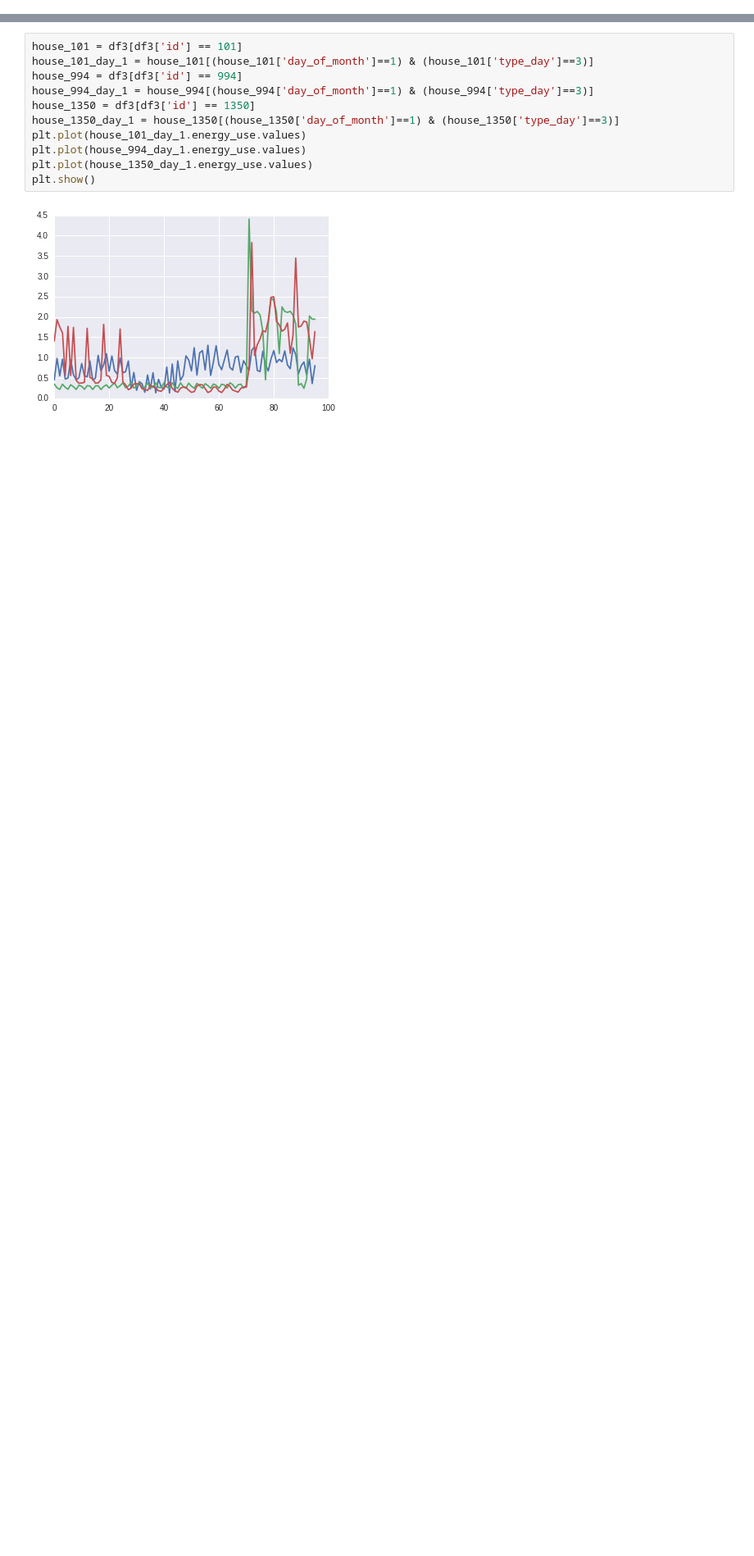
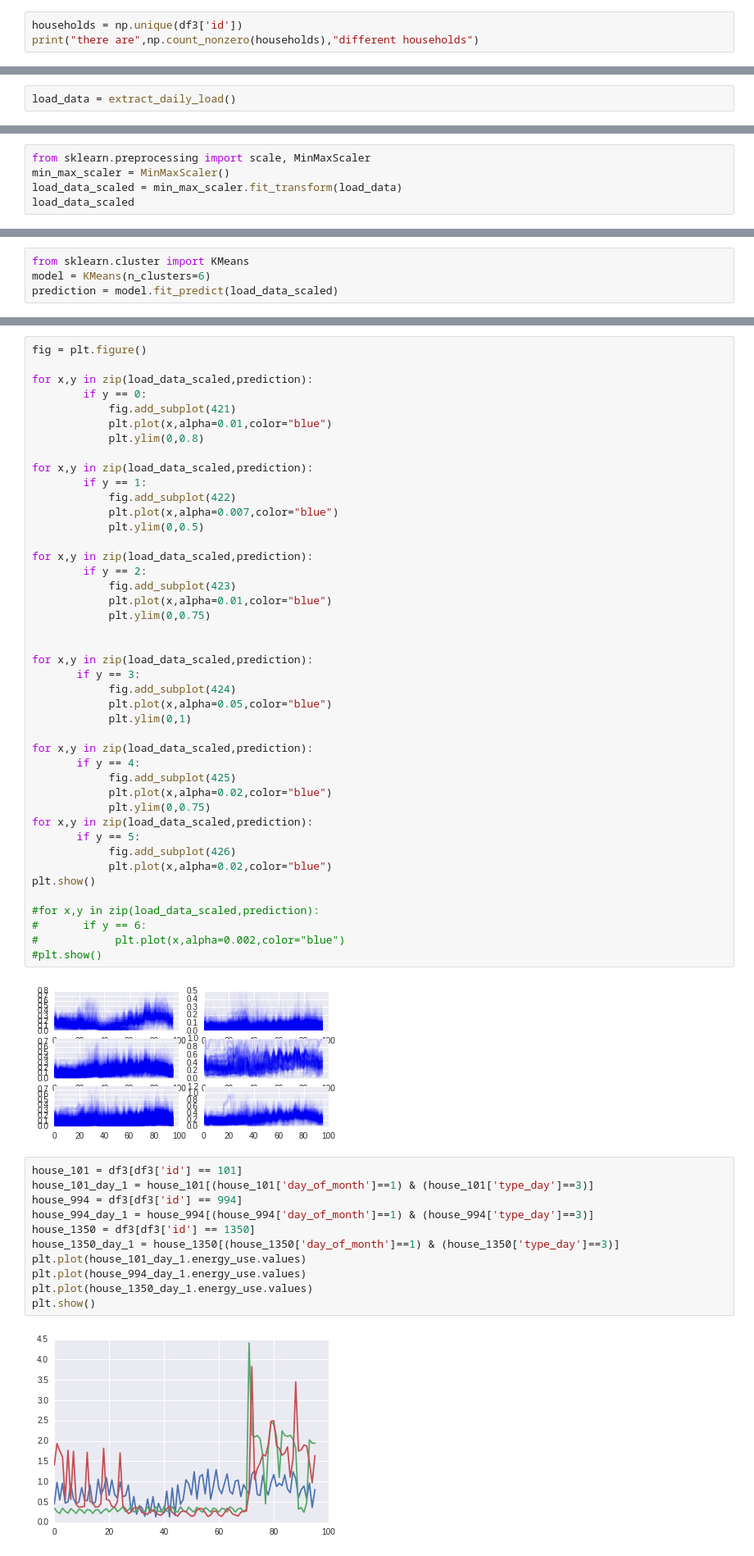
Before and after one commit to lucianoviola/energy_clustering, a Jupyter notebook: load_clustering.ipynb, the cells around one changed output, grey strips where cells are left out. Shown at 82% size. Drawn from its saved outputs; the diff is of its cells as text; blank space fills up the shorter version.

```diff
--- a/load_clustering.ipynb
+++ b/load_clustering.ipynb
@@ -280,0 +98,3 @@ array([96])
+# %%
+households = np.unique(df3['id'])
+print("there are",np.count_nonzero(households),"different households")
@@ -280,0 +122,2 @@ array([96])
+# %%
+load_data = extract_daily_load()
@@ -280,0 +138,5 @@ array([96])
+# %%
+from sklearn.preprocessing import scale, MinMaxScaler
+min_max_scaler = MinMaxScaler()
+load_data_scaled = min_max_scaler.fit_transform(load_data)
+load_data_scaled
@@ -280,0 +159,4 @@ array([96])
+# %%
+from sklearn.cluster import KMeans
+model = KMeans(n_clusters=6)
+prediction = model.fit_predict(load_data_scaled)
@@ -281,3 +183,48 @@ array([96])
+# %%
+fig = plt.figure()
+
+for x,y in zip(load_data_scaled,prediction):
+        if y == 0:
+            fig.add_subplot(421)
+            plt.plot(x,alpha=0.01,color="blue")
+            plt.ylim(0,0.8)
+
+for x,y in zip(load_data_scaled,prediction):
+        if y == 1:
+            fig.add_subplot(422)
+            plt.plot(x,alpha=0.007,color="blue")
+            plt.ylim(0,0.5)
+
+for x,y in zip(load_data_scaled,prediction):
+        if y == 2:
+            fig.add_subplot(423)
+            plt.plot(x,alpha=0.01,color="blue")
+            plt.ylim(0,0.75)
+
+
+for x,y in zip(load_data_scaled,prediction):
+       if y == 3:
+            fig.add_subplot(424)
+            plt.plot(x,alpha=0.05,color="blue")
+            plt.ylim(0,1)
+
+for x,y in zip(load_data_scaled,prediction):
+       if y == 4:
+            fig.add_subplot(425)
+            plt.plot(x,alpha=0.02,color="blue")
+            plt.ylim(0,0.75)
+for x,y in zip(load_data_scaled,prediction):
+       if y == 5:
+            fig.add_subplot(426)
+            plt.plot(x,alpha=0.02,color="blue")
+plt.show()
+
+#for x,y in zip(load_data_scaled,prediction):
+#       if y == 6:
+#            plt.plot(x,alpha=0.002,color="blue")
+#plt.show()
+# %% [output]
+[figure, added]
 # %%
 house_101 = df3[df3['id'] == 101]
 house_101_day_1 = house_101[(house_101['day_of_month']==1) & (house_101['type_day']==3)]
```
Also changed, not shown: parts of 79 cells of this notebook.
